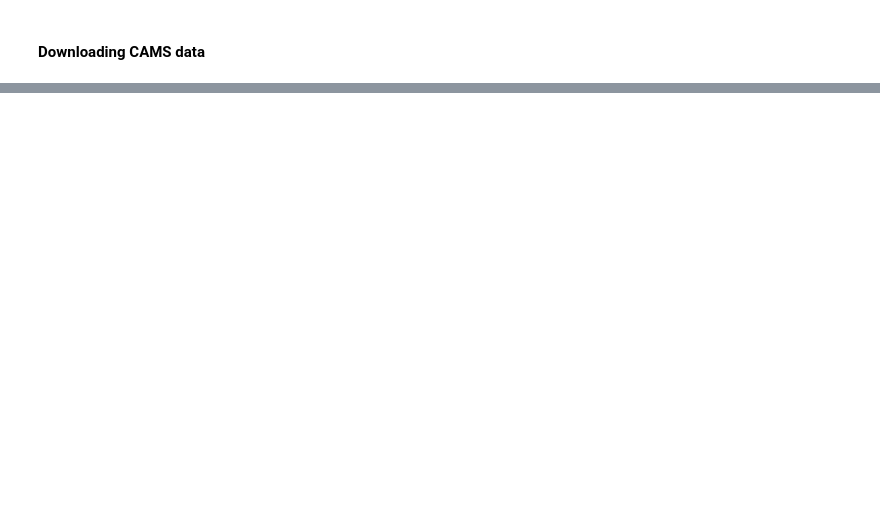
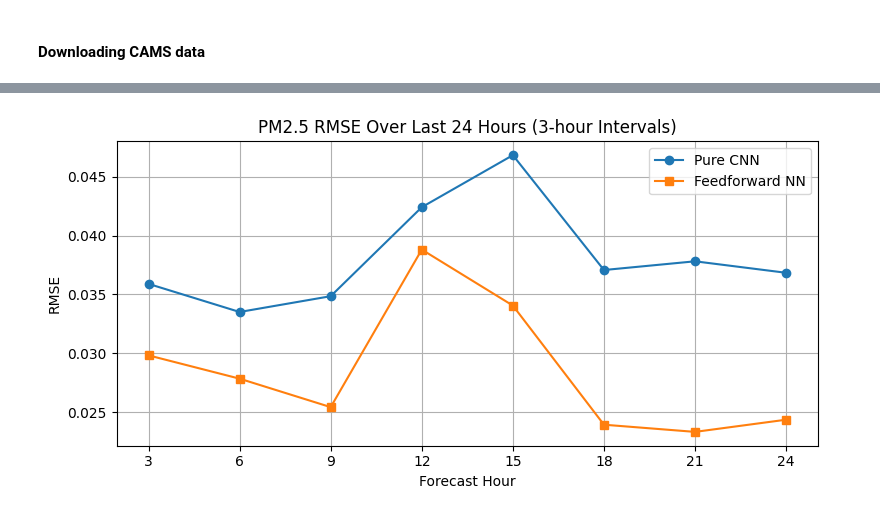
Before and after one commit to ssourav88/CNN_network_training-in-Pytorch-and-geospatial_analysis, a Jupyter notebook: Neural_network_in_PyTorch_and_geospatial_modelling.ipynb, the cells around one changed output, grey strips where cells are left out. Cells and saved outputs as stored; diff of their text form; code cells hidden in the pictures; blank space fills up the shorter version.

```diff
--- a/Neural_network_in_PyTorch_and_geospatial_modelling.ipynb
+++ b/Neural_network_in_PyTorch_and_geospatial_modelling.ipynb
@@ -230 +434,52 @@ plt.show()
+# %%
+# Slice the last 8 timesteps
+X_cnn_8 = last_24_input[-8:].reshape(8, -1, len(input_indices))  # (8, seq_len, features)
+y_true_8 = last_24_pm2p5[-8:].reshape(8, -1)                     # (8, seq_len)
+
+# ----------- CNN Predictions -----------
+cnn_model.eval()
+preds_cnn_8 = []
+with torch.no_grad():
+    for i in range(8):
+        x_in = torch.tensor(X_cnn_8[i:i+1], dtype=torch.float32)
+        pred = cnn_model(x_in).numpy().squeeze()
+        preds_cnn_8.append(pred)
+preds_cnn_8 = np.stack(preds_cnn_8)
+
+# ----------- Feedforward NN Predictions -----------
+X_ff_8 = last_24_input[-8:].reshape(8 * lat * lon, len(input_indices))
+y_true_ff_8 = last_24_pm2p5[-8:].reshape(8 * lat * lon)
+
+ff_model.eval()
+with torch.no_grad():
+    preds_ff_8 = ff_model(torch.tensor(X_ff_8, dtype=torch.float32)).numpy().flatten()
+
+# Reshape FF predictions for hourly RMSE
+preds_ff_reshaped_8 = preds_ff_8.reshape(8, -1)
+y_true_ff_reshaped_8 = y_true_ff_8.reshape(8, -1)
+
+# ----------- Calculate RMSEs -----------
+hourly_rmse_cnn_8 = [np.sqrt(mean_squared_error(y_true_8[i], preds_cnn_8[i])) for i in range(8)]
+hourly_rmse_ff_8 = [np.sqrt(mean_squared_error(y_true_ff_reshaped_8[i], preds_ff_reshaped_8[i])) for i in range(8)]
+
+# Time axis (3-hour intervals)
+hours_ahead_8 = [3 * (i + 1) for i in range(8)]  # [3, 6, ..., 24]
+
+# ----------- Plot -----------
+import matplotlib.pyplot as plt
+
+plt.figure(figsize=(8, 4))
+plt.plot(hours_ahead_8, hourly_rmse_cnn_8, marker='o', label='Pure CNN')
+plt.plot(hours_ahead_8, hourly_rmse_ff_8, marker='s', label='Feedforward NN')
+plt.title("PM2.5 RMSE Over Last 24 Hours (3-hour Intervals)")
+plt.xlabel("Forecast Hour")
+plt.ylabel("RMSE")
+plt.xticks(hours_ahead_8)
+plt.grid(True)
+plt.legend()
+plt.tight_layout()
+plt.savefig("pm25_rmse_last24h.png", dpi=300)
+plt.show()
+# %% [output]
+[figure, added]
 # %% [markdown]
```
Also changed, not shown: parts of 26 cells of this notebook.
